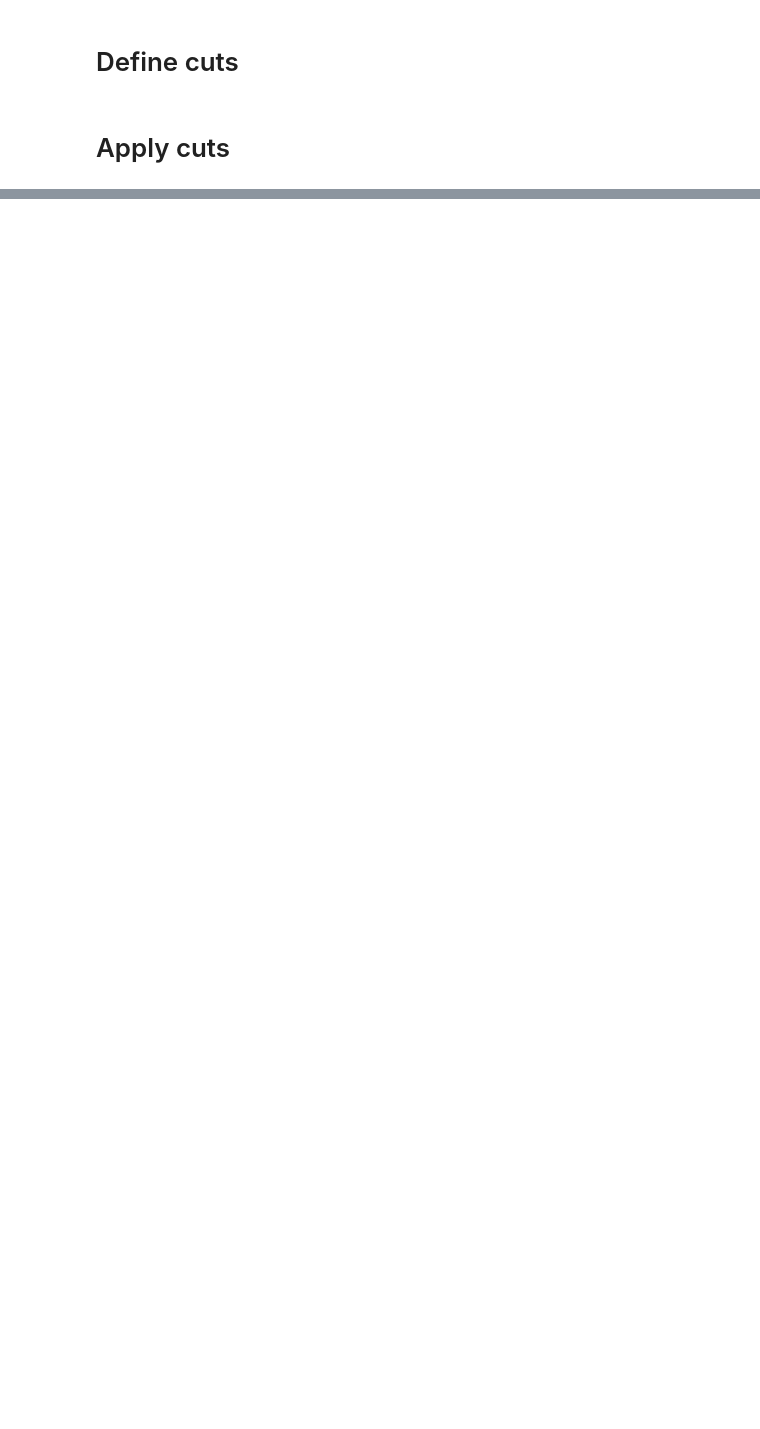
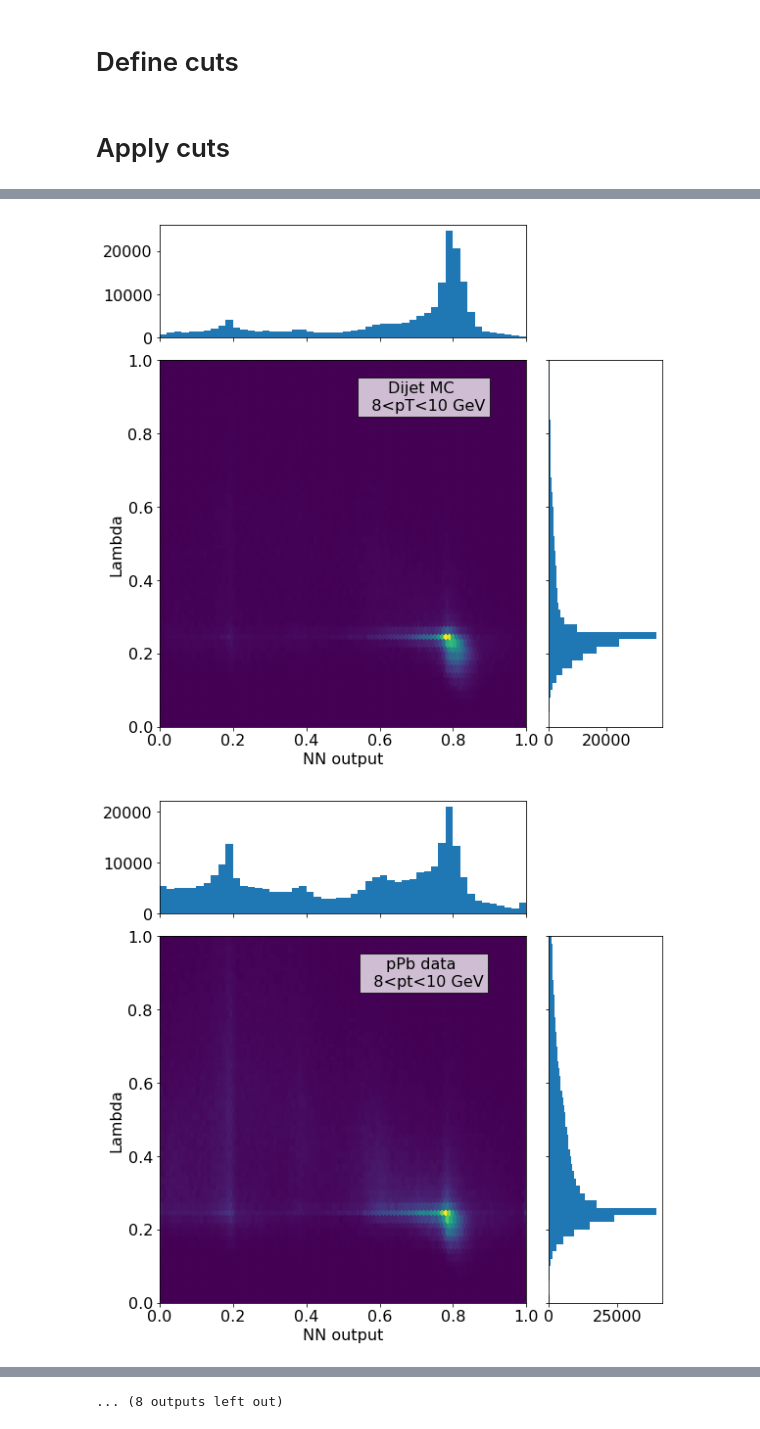
Before and after one commit to miguelignacio/CorrelationAnalysis, a Jupyter notebook: NtupleAnalysis/InputData/jupy.ipynb, the cells around one changed output, grey strips where cells are left out. Drawn from its saved outputs; the diff is of its cells as text; code cells hidden in the pictures; blank space fills up the shorter version.

Commit message:
extending 2D correlation plots to be differential in pt, isolation

```diff
--- a/NtupleAnalysis/InputData/jupy.ipynb
+++ b/NtupleAnalysis/InputData/jupy.ipynb
@@ -114,24 +100,3 @@ def plotcorr(histo,label,figname):
     axHisty.set_ylim(axScatter.get_ylim())
     plt.show()
     fig.savefig(figname+'.png', dpi=fig.dpi)
-# %%
-binedges = [8.0, 10.0,12.0,14.0,16.0]
-print dataHists.shape[0]
-iso = dataHists.query('cluster_iso_tpc_04<5')
-print ' iso ', iso.shape[0]
-noniso = dataHists.query('cluster_iso_tpc_04>10')
-print 'non iso ', noniso.shape[0]
-
-iso = iso.query('cluster_pt> 12 and cluster_pt< 14')
-noniso = noniso.query('cluster_pt> 12 and cluster_pt< 14')
-print 'non iso pt range ', noniso.shape[0]
-
-#plotcorr(iso.query('cluster_pt>8.0 and cluster_pt<10'),'8 <pt < 10 GeV \n iso < 2 GeV')
-#plotcorr(iso.query('cluster_pt>10 and cluster_pt<12'),'10 <pt < 12 GeV \n iso < 2 GeV')
-#plotcorr(iso.query('cluster_pt>14 and cluster_pt<16'),'14 <pt < 16 GeV \n iso < 2 GeV')
-
-
-plotcorr(iso,'12 <pt < 14 GeV \n iso < 5 GeV','isolated')
-plotcorr(noniso, '12 <pt < 14 GeV \n iso > 10 GeV','nonisolated')
-#plotcorr(noniso.query('cluster_pt>10 and cluster_pt<12'),'10 <pt < 12 GeV \n iso > 10 GeV')
-#plotcorr(noniso.query('cluster_pt>14 and cluster_pt<16'),'14 <pt < 16 GeV \n iso > 10 GeV')
@@ -144,0 +103,25 @@ non iso pt range  11936
+# %%
+def cutptrange(data, ptmin, ptmax):
+    full = data
+    iso = data.query('cluster_iso_tpc_04<5')
+    noniso = data.query('cluster_iso_tpc_04>10')
+    full = full.query('cluster_pt>%f and cluster_pt<%f' %(ptmin,ptmax))
+    iso = iso.query('cluster_pt>%f and cluster_pt<%f' %(ptmin,ptmax))
+    noniso = noniso.query('cluster_pt>%f and cluster_pt<%f' %(ptmin,ptmax))
+    return full, iso, noniso
+# %%
+binedges = [8.0, 10.0,12.0,14.0,16.0,18.0,20.0,22.0,24.0,26.0,28.0]
+
+#full, iso, noniso = cutptrange(dataHists, 8.0, 12.0)
+#plotcorr(full,'pPb data \n 12 <pt < 14 GeV','all')
+
+for ipt in range(len(binedges)-1):
+    ptmin = binedges[ipt]
+    ptmax = binedges[ipt+1]
+    full, iso, noniso = cutptrange(mcHists, ptmin, ptmax)
+    plotcorr(full,'Dijet MC \n %2.0f<pT<%2.0f GeV' %(ptmin,ptmax),'all_MC_%2.0f_%2.0f' %(ptmin,ptmax))
+    full, iso, noniso = cutptrange(dataHists, ptmin, ptmax)
+    plotcorr(full,'pPb data \n %2.0f<pt<%2.0f GeV' %(ptmin,ptmax),'all_Data%2.0f_%2.0f' %(ptmin,ptmax))
+# %% [output]
+[figure, added]
+[figure, added]
@@ -144,0 +138 @@ non iso pt range  11936
+... (8 outputs left out)
```
Also changed, not shown: parts of 6 cells of this notebook.
